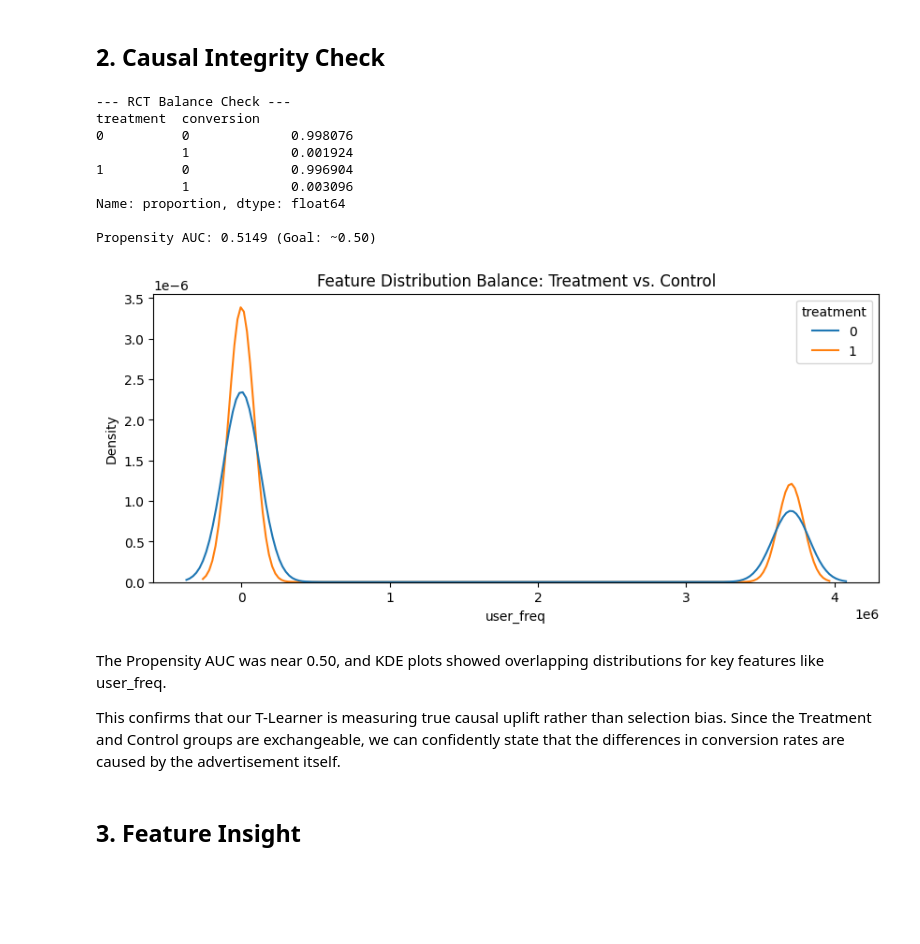
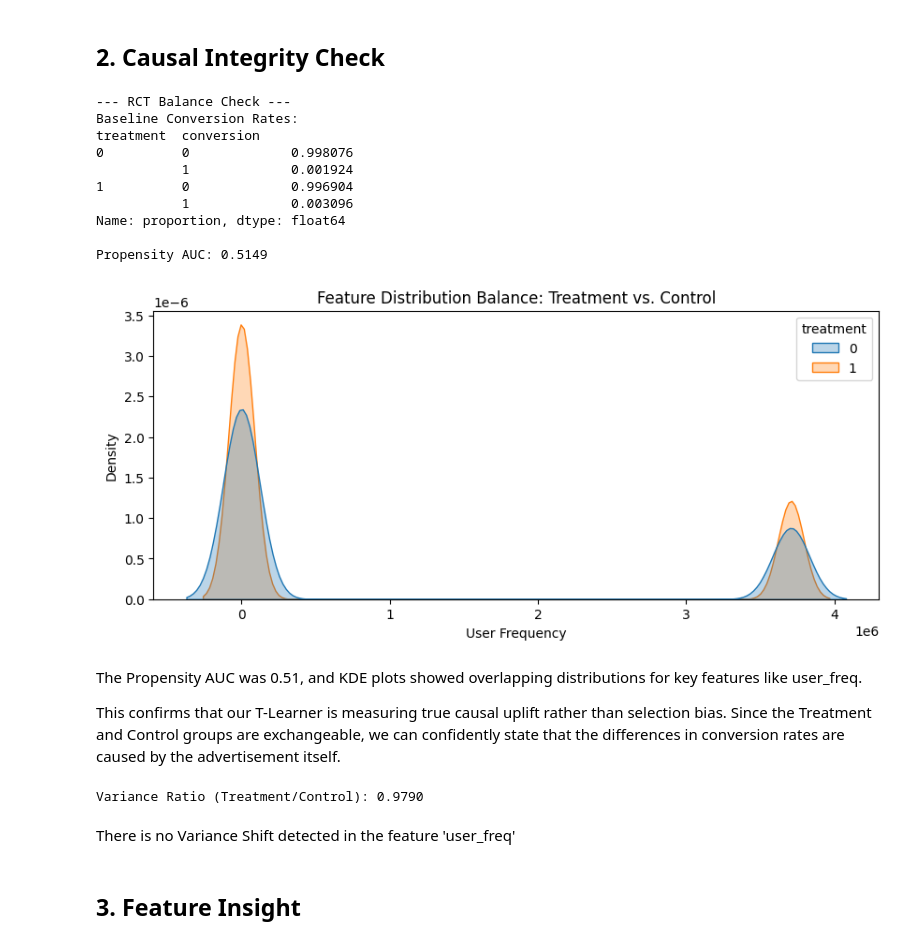
Before and after one commit to quannm11/intelligent-causal-dsp, a Jupyter notebook: notebooks/02_Model_Evaluation.ipynb, the cells around one changed output. Saved outputs shown, nothing was run; the diff lists cells and outputs as text; code cells hidden in the pictures; blank space fills up the shorter version.

Commit message:
Rerun Model Evaluation with new model

```diff
--- a/notebooks/02_Model_Evaluation.ipynb
+++ b/notebooks/02_Model_Evaluation.ipynb
@@ -64,39 +71,52 @@ Loaded 2797317 rows with Uplift Scores.
 ## 2. Causal Integrity Check
 # %%
 print("--- RCT Balance Check ---")
-# Group Size and Conversion Baseline
+print("Baseline Conversion Rates:")
 print(test_df.groupby('treatment')['conversion'].value_counts(normalize=True))
 
 # Propensity Score Check
-X_prop = test_df[features]
+X_prop = test_df[FEATURES]
 y_prop = test_df['treatment']
 
-prop_model = XGBClassifier(n_estimators=50, max_depth=3, random_state=42)
+prop_model = XGBClassifier(n_estimators=50, max_depth=3, random_state=42, eval_metric='logloss')
 prop_model.fit(X_prop, y_prop)
 
 auc = roc_auc_score(y_prop, prop_model.predict_proba(X_prop)[:, 1])
-print(f"\nPropensity AUC: {auc:.4f} (Goal: ~0.50)")
+print(f"\nPropensity AUC: {auc:.4f}")
 
 # Visual Feature Balance (Example: user_freq)
 plt.figure(figsize=(10, 4))
-sns.kdeplot(data=test_df, x='user_freq', hue='treatment', common_norm=False)
+sns.kdeplot(data=test_df, x='user_freq', hue='treatment', common_norm=False, fill=True, alpha=0.3)
 plt.title("Feature Distribution Balance: Treatment vs. Control")
+plt.xlabel("User Frequency")
 plt.show()
 # %% [output]
 --- RCT Balance Check ---
+Baseline Conversion Rates:
 treatment  conversion
 0          0             0.998076
            1             0.001924
 1          0             0.996904
            1             0.003096
 Name: proportion, dtype: float64
 
-Propensity AUC: 0.5149 (Goal: ~0.50)
+Propensity AUC: 0.5149
-[figure, old version]
+[figure, new version]
 # %% [markdown]
-The Propensity AUC was near 0.50, and KDE plots showed overlapping distributions for key features like user_freq.
+The Propensity AUC was 0.51, and KDE plots showed overlapping distributions for key features like user_freq.
 
 This confirms that our T-Learner is measuring true causal uplift rather than selection bias. Since the Treatment and Control groups are exchangeable, we can confidently state that the differences in conversion rates are caused by the advertisement itself.
+# %%
+# Check Variance Ratio (Target: Should be close to 1.0)
+var_t = test_df[test_df['treatment'] == 1]['user_freq'].var()
+var_c = test_df[test_df['treatment'] == 0]['user_freq'].var()
+
+ratio = var_t / var_c
+print(f"Variance Ratio (Treatment/Control): {ratio:.4f}")
+# %% [output]
+Variance Ratio (Treatment/Control): 0.9790
+# %% [markdown]
+There is no Variance Shift detected in the feature 'user_freq'
 # %% [markdown]
 ## 3. Feature Insight
 # %%
```
Also changed, not shown: parts of 9 cells of this notebook.
